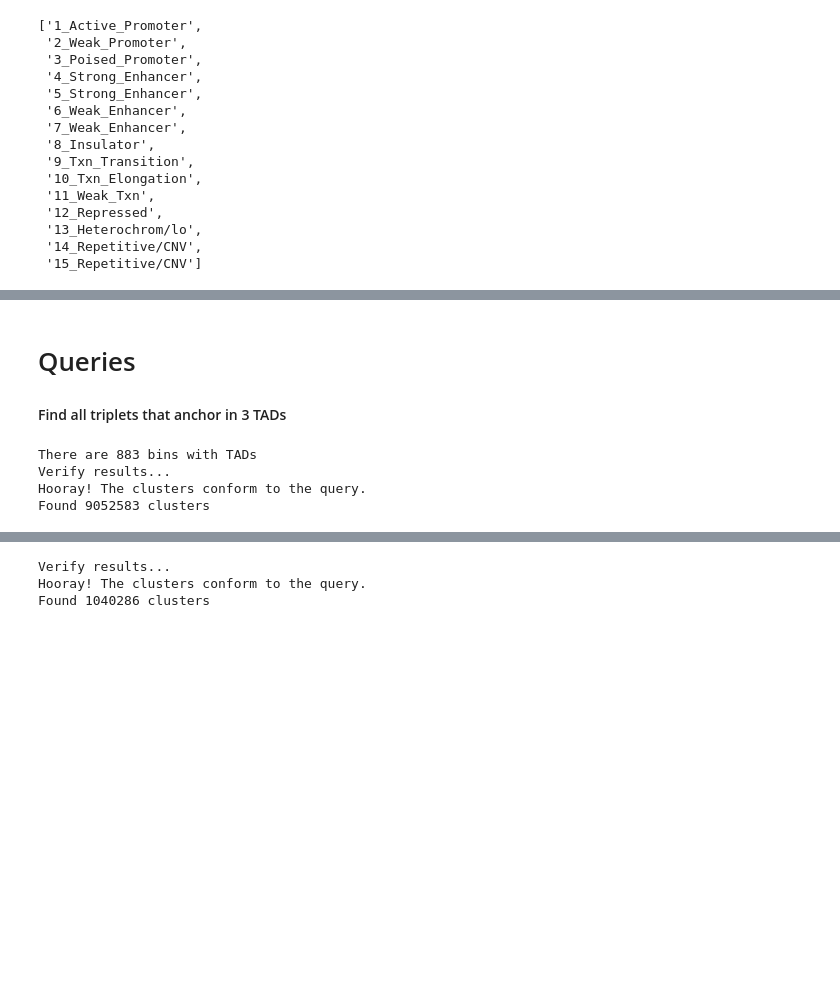
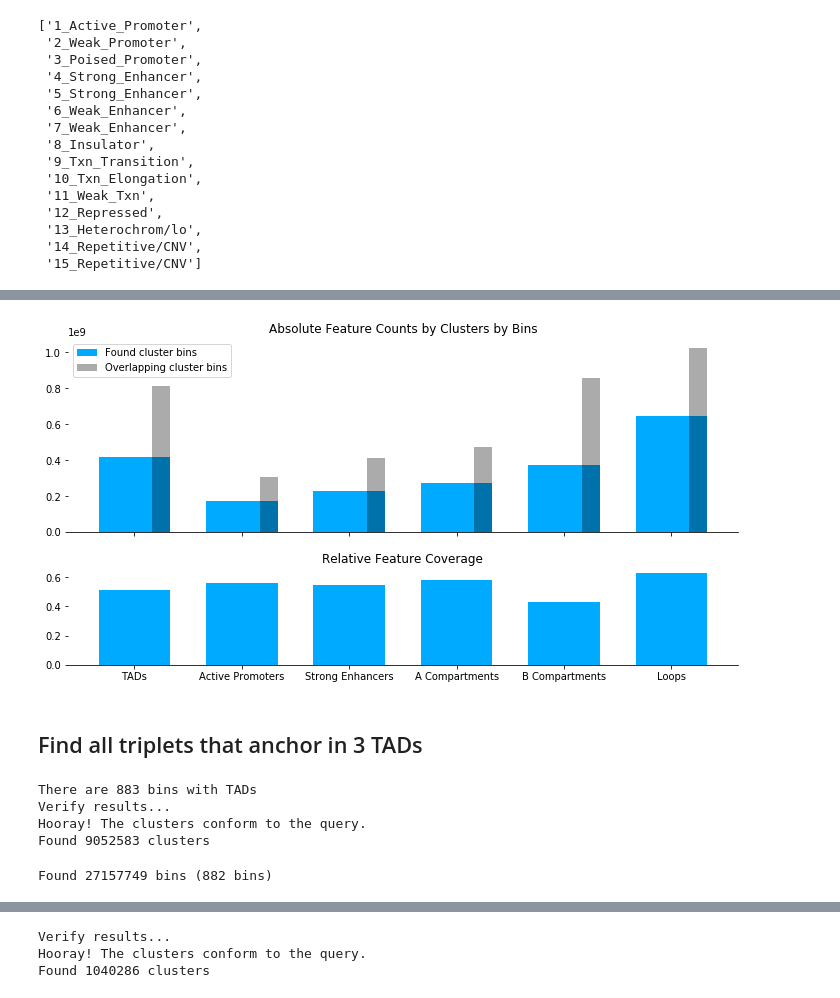
Before and after one commit to 4dn-dcic/higlass-multicontact, a Jupyter notebook: notebooks/query-examples.ipynb, the cells around one changed output, grey strips where cells are left out. Cells and saved outputs as stored; diff of their text form; code cells hidden in the pictures; blank space fills up the shorter version.

```diff
--- a/notebooks/query-examples.ipynb
+++ b/notebooks/query-examples.ipynb
@@ -161,4 +255,8 @@ all_features = [
+# %%
+with h5py.File(cluster_h5_file, 'r') as h5:
+    plot_cluster_feature_distribution(h5, loop_cluster_bins, all_features, figsize=(12,6))
+# %% [output]
+[figure, added]
 # %% [markdown]
-# Queries
-#### Find all triplets that anchor in 3 TADs
+## Find all triplets that anchor in 3 TADs
 # %%
@@ -175,3 +274,10 @@ There are 883 bins with TADs
 Verify results...
 Hooray! The clusters conform to the query.
 Found 9052583 clusters
+# %%
+with h5py.File(cluster_h5_file, 'r') as h5:
+    tad_cluster_bins = clusters_to_bins(h5, tad_cluster_ids)
+    unique_tad_cluster_bins = np.unique(tad_cluster_bins[:, 1])
+    print(f'Found {tad_cluster_bins.shape[0]} bins ({unique_tad_cluster_bins.size} bins)')
+# %% [output]
+Found 27157749 bins (882 bins)
```
Also changed, not shown: parts of 18 cells of this notebook, 3 other files.
